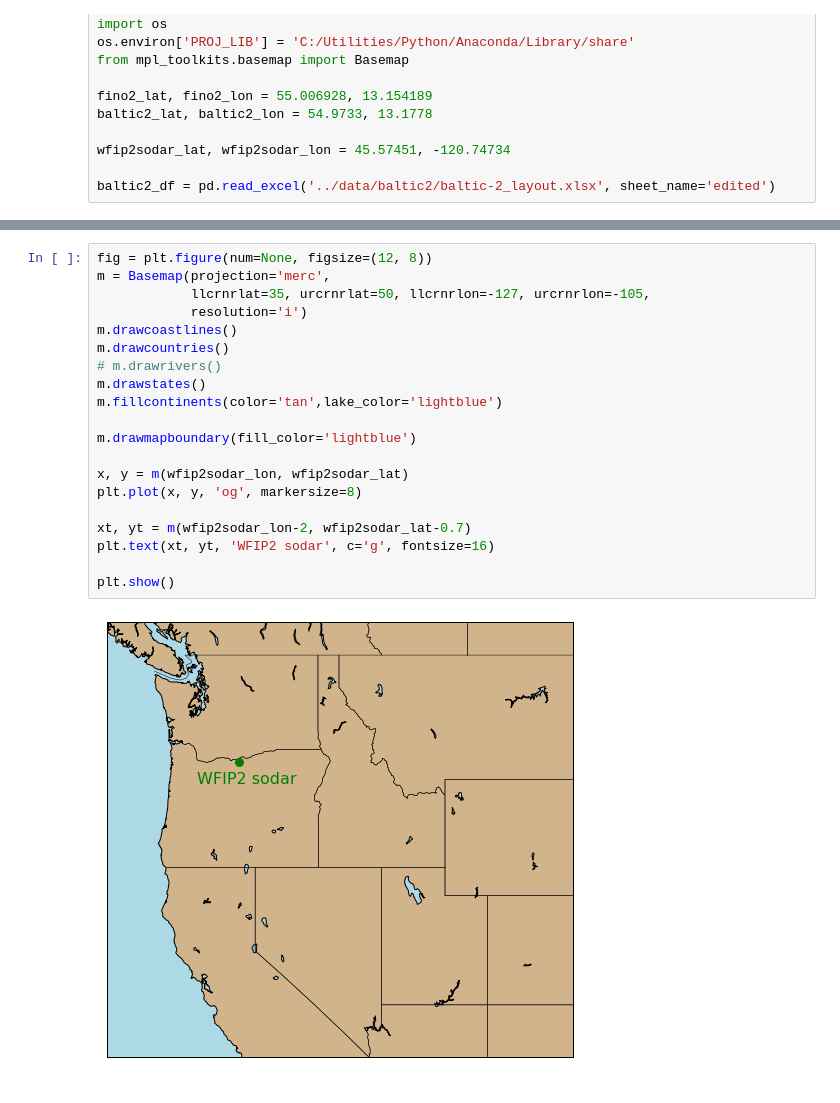
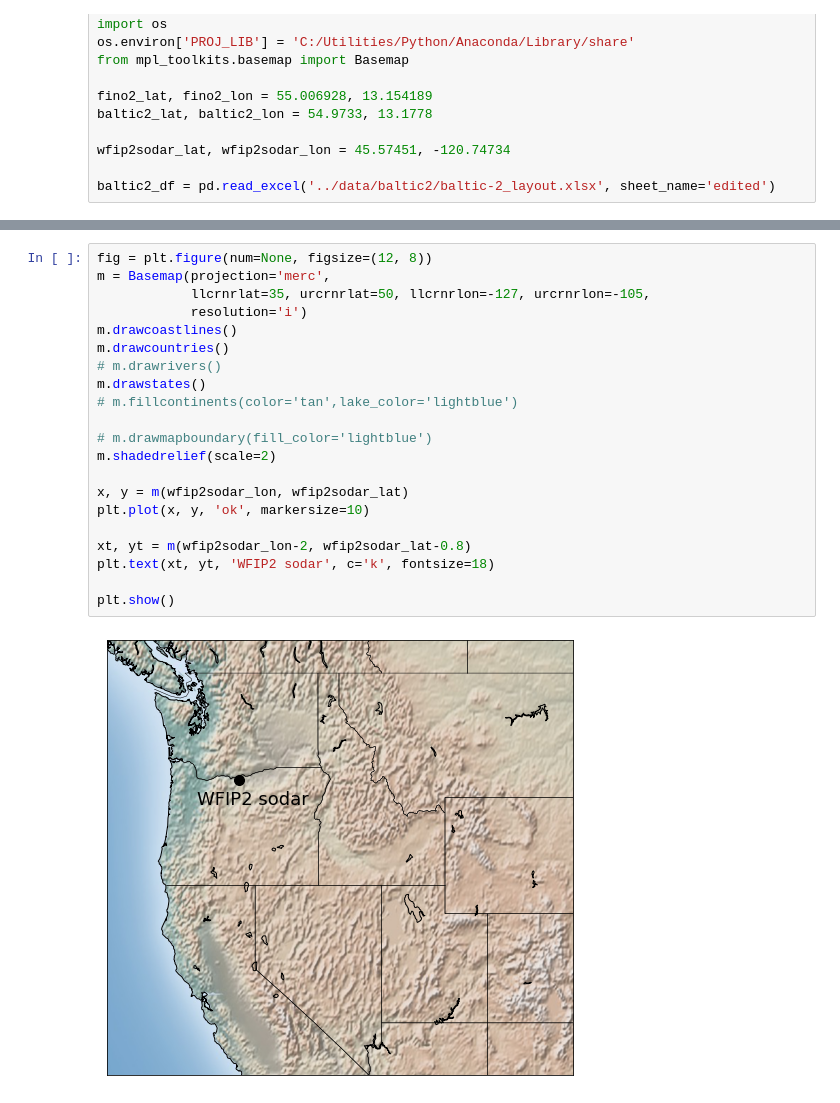
Before and after one commit to joejoeyjoseph/i-validate, a Jupyter notebook: notebooks/z_plot_baltic2_layout.ipynb, the cells around one changed output, grey strips where cells are left out. Drawn from its saved outputs; the diff is of its cells as text.

```diff
--- a/notebooks/z_plot_baltic2_layout.ipynb
+++ b/notebooks/z_plot_baltic2_layout.ipynb
@@ -89,22 +91,23 @@ plt.show()
 # %%
 fig = plt.figure(num=None, figsize=(12, 8))
 m = Basemap(projection='merc',
             llcrnrlat=35, urcrnrlat=50, llcrnrlon=-127, urcrnrlon=-105,
             resolution='i')
 m.drawcoastlines()
 m.drawcountries()
 # m.drawrivers()
 m.drawstates()
-m.fillcontinents(color='tan',lake_color='lightblue')
+# m.fillcontinents(color='tan',lake_color='lightblue')
 
-m.drawmapboundary(fill_color='lightblue')
+# m.drawmapboundary(fill_color='lightblue')
+m.shadedrelief(scale=2)
 
 x, y = m(wfip2sodar_lon, wfip2sodar_lat)
-plt.plot(x, y, 'og', markersize=8)
+plt.plot(x, y, 'ok', markersize=10)
 
-xt, yt = m(wfip2sodar_lon-2, wfip2sodar_lat-0.7)
-plt.text(xt, yt, 'WFIP2 sodar', c='g', fontsize=16)
+xt, yt = m(wfip2sodar_lon-2, wfip2sodar_lat-0.8)
+plt.text(xt, yt, 'WFIP2 sodar', c='k', fontsize=18)
 
 plt.show()
 # %% [output]
-[figure, old version]
+[figure, new version]
```
Also changed, not shown: parts of 3 cells of this notebook.
